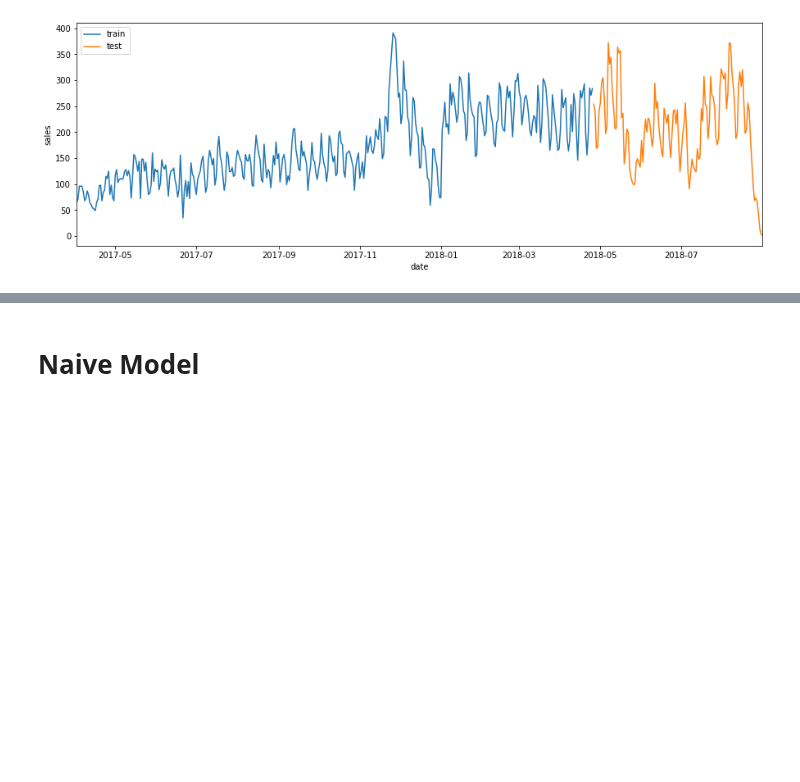
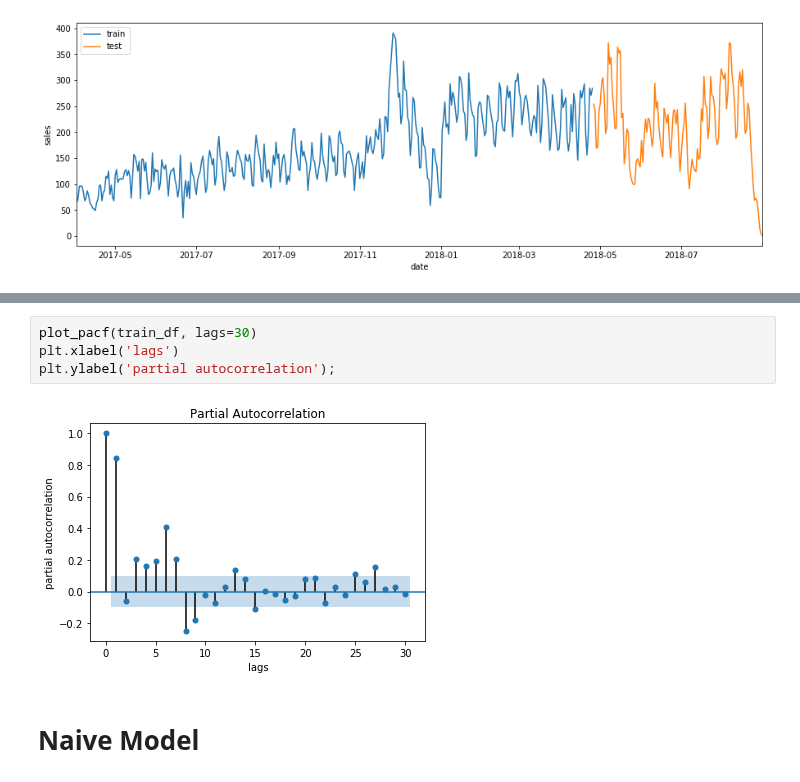
Before and after one commit to alireza-alizadegan/e-commerce-Sales, a Jupyter notebook: Sales Forecast.ipynb, the cells around one changed output, grey strips where cells are left out. Cells and saved outputs as stored; diff of their text form; blank space fills up the shorter version.

```diff
--- a/Sales Forecast.ipynb
+++ b/Sales Forecast.ipynb
@@ -134,3 +145,9 @@ plt.ylabel('sales');
+# %%
+plot_pacf(train_df, lags=30)
+plt.xlabel('lags')
+plt.ylabel('partial autocorrelation');
+# %% [output]
+[figure, added]
 # %% [markdown]
 # Naive Model
 # %%
```
Also changed, not shown: parts of 4 cells of this notebook.
